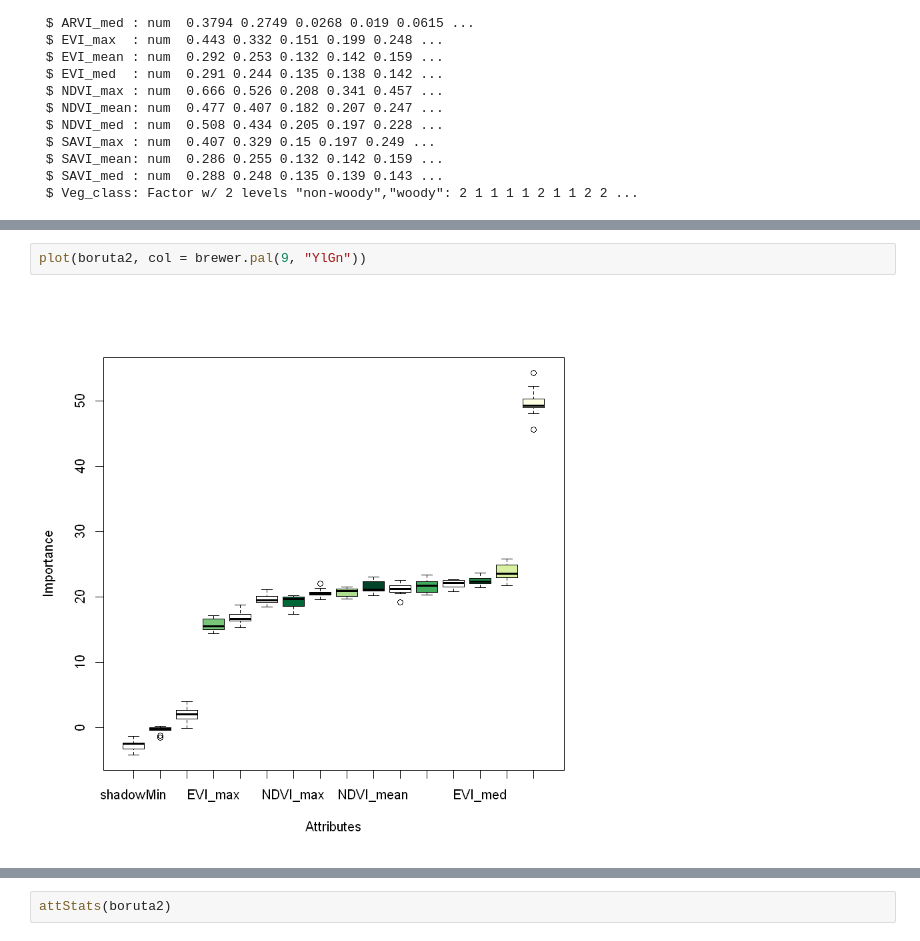
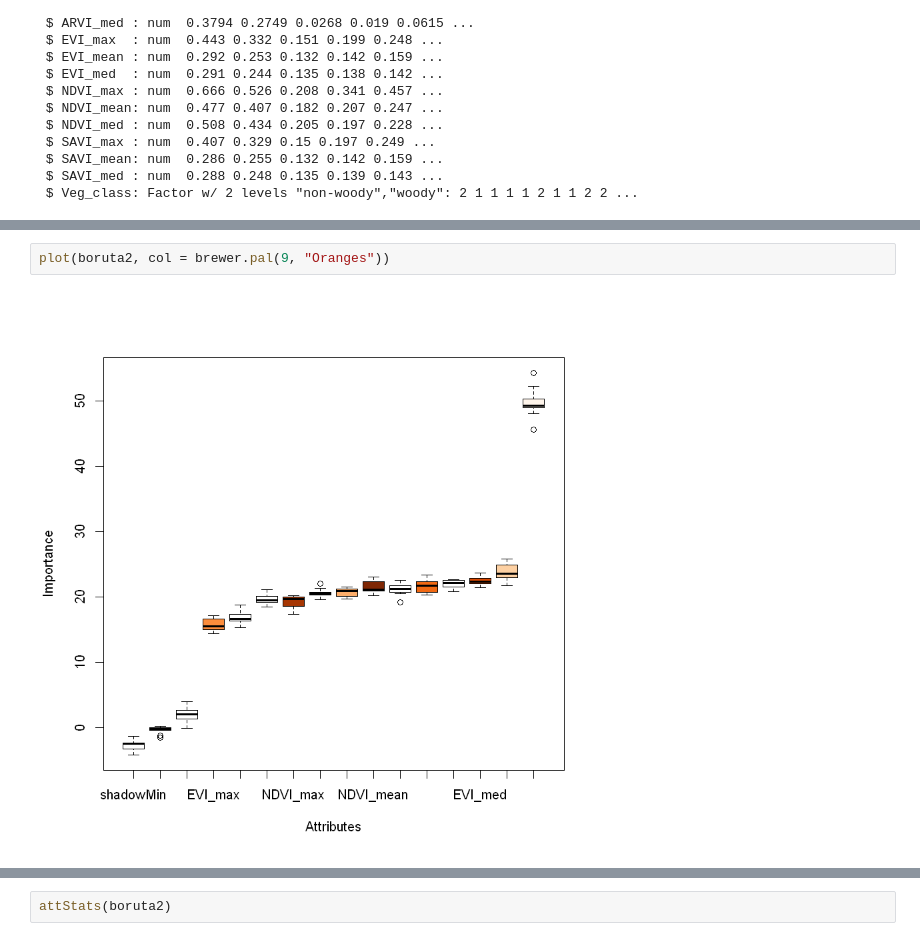
Before and after one commit to kh-bh/EarthScienceSVSM, a Jupyter notebook: EDA Analysis Folder/Important Variables (R).ipynb, the cells around one changed output, grey strips where cells are left out. Drawn from its saved outputs; the diff is of its cells as text.

```diff
--- a/EDA Analysis Folder/Important Variables (R).ipynb
+++ b/EDA Analysis Folder/Important Variables (R).ipynb
@@ -220,9 +150,9 @@ Boruta performed 11 iterations in 20.20481 secs.
 CH_mean, EVI_max and 8 more;
  No attributes deemed unimportant.
 # %%
-plot(boruta2, col = brewer.pal(9, "YlGn"))
+plot(boruta2, col = brewer.pal(9, "Oranges"))
 # %% [output]
-[figure, old version]
+[figure, new version]
 # %%
 print(boruta)
 # %% [output]
```
Also changed, not shown: parts of 22 cells of this notebook, 1 other file.
